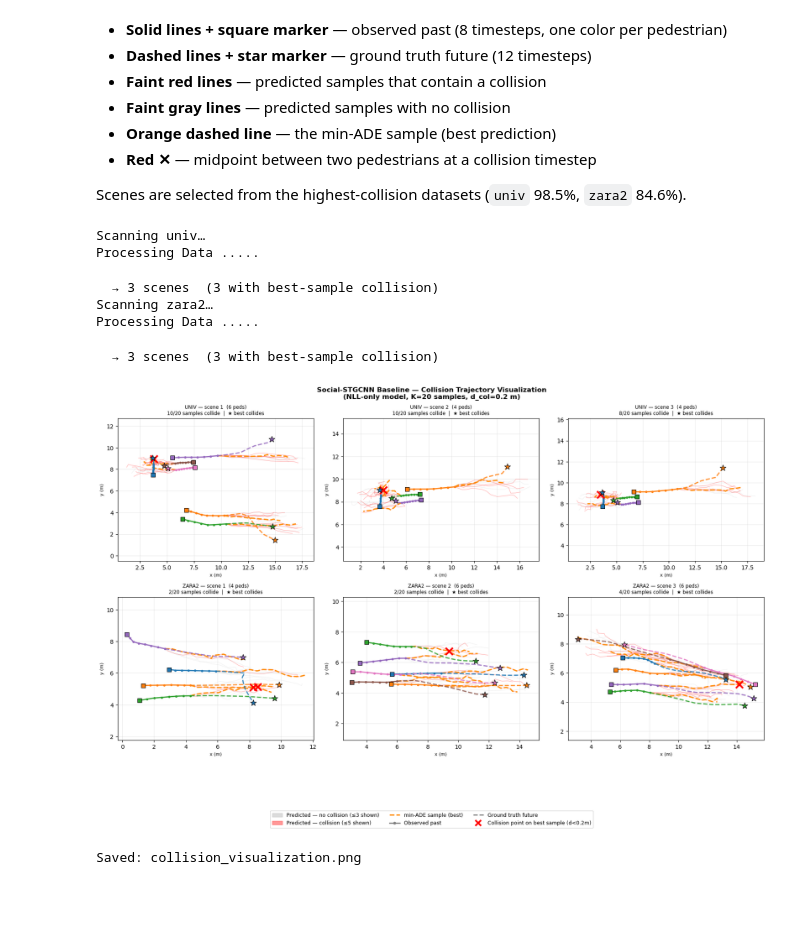
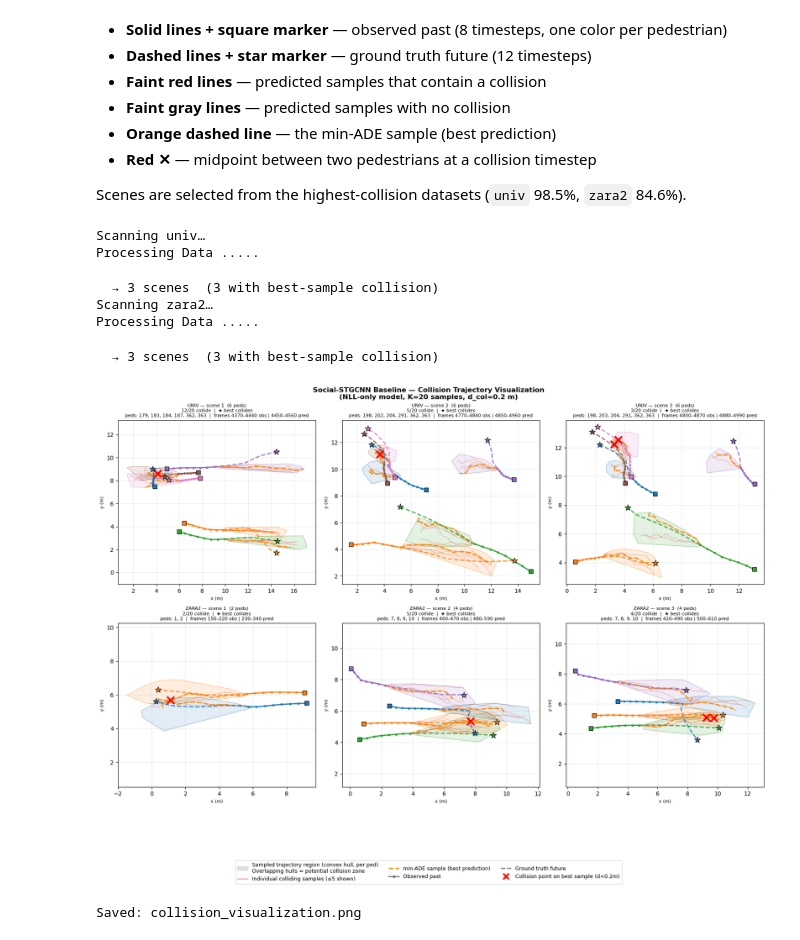
Before and after one commit to lyc95/Collision-Aware-Trajectory-Prediction, a Jupyter notebook: Colab_Baseline_Eval.ipynb, the cells around one changed output. Cells and saved outputs as stored; diff of their text form; code cells hidden in the pictures; blank space fills up the shorter version.

Commit message:
Use convex hull to detect potential collisions.

```diff
--- a/Colab_Baseline_Eval.ipynb
+++ b/Colab_Baseline_Eval.ipynb
@@ -626,6 +626,7 @@ import matplotlib.lines as mlines
 import matplotlib.patches as mpatches
 import torch.distributions.multivariate_normal as torchdist
 from torch.utils.data import DataLoader
+from scipy.spatial import ConvexHull
 
 from utils import TrajectoryDataset
 from metrics import seq_to_nodes, nodes_rel_to_nodes_abs
@@ -637,8 +638,7 @@ D_COL         = 0.2
 VIZ_DATASETS  = ['univ', 'zara2']
 MAX_SCENES    = 3        # scenes to show per dataset
 MAX_PEDS      = 6        # skip scenes with more peds (reduces UNIV clutter)
-SHOW_COL      = 5        # colliding sample lines to draw
-SHOW_CLEAN    = 3        # clean sample lines to draw
+SHOW_COL      = 5        # colliding sample lines to overlay on the hull
 
 device = torch.device('cuda' if torch.cuda.is_available() else 'cpu')
 
@@ -684,11 +684,10 @@ def collect_scenes(exp_path, max_n=MAX_SCENES):
     model.load_state_dict(torch.load(exp_path + '/val_best.pth', map_location=device))
     model.eval()
 
-    # Collect two pools: best-sample-collides (ideal) and any-sample-collides (fallback)
     pool_best_col, pool_any_col = [], []
 
     with torch.no_grad():
-        for batch in loader:
+        for batch_idx, batch in enumerate(loader):
             if len(pool_best_col) >= max_n * 3 and len(pool_any_col) >= max_n * 3:
                 break
             batch = [t.to(device) for t in batch]
@@ -697,6 +696,9 @@ def collect_scenes(exp_path, max_n=MAX_SCENES):
             N = obs_traj_rel.shape[1]
             if N < 2 or N > MAX_PEDS:
                 continue
+
+            ped_ids   = dset.seq_ped_ids[batch_idx]    # list[float], len == N
+            frame_ids = dset.seq_frame_ids[batch_idx]  # list[float], len == obs+pred
 
             V_pred, _ = model(V_obs.permute(0, 3, 1, 2), A_obs.squeeze())
             V_pred = V_pred.permute(0, 2, 3, 1).squeeze()[:, :N, :]
@@ -735,13 +737,15 @@ def collect_scenes(exp_path, max_n=MAX_SCENES):
                 'obs': obs_a, 'gt': gt_a,
                 'samples': samples, 'colliding': colliding,
                 'best_idx': best_idx, 'N': N, 'ds': args.dataset,
+                'ped_ids':   ped_ids,
+                'frame_ids': frame_ids,
+                'scene_idx': batch_idx,
             }
             if colliding[best_idx]:
-                pool_best_col.append(entry)   # best prediction itself collides
+                pool_best_col.append(entry)
             else:
-                pool_any_col.append(entry)    # only other samples collide
+                pool_any_col.append(entry)
 
-    # Prefer scenes where the min-ADE sample collides (shows ✕ markers)
     merged = pool_best_col + pool_any_col
     return merged[:max_n]
 
@@ -753,26 +757,36 @@ def plot_scene(sc, ax, title=''):
     best_idx  = sc['best_idx']
     N         = sc['N']
 
-    col_idx   = [k for k, c in enumerate(colliding) if c]
-    clean_idx = [k for k, c in enumerate(colliding) if not c]
+    # ── Convex hull of all K sampled positions per pedestrian ────────────────
+    # Built over K*T points so it covers each ped's full reachable region.
+    # Where two peds' hulls overlap the alpha stacks, making collision zones
+    # visually darker without any extra polygon intersection code.
+    for n in range(N):
+        c = PED_COLORS[n % len(PED_COLORS)]
+        all_pts = np.concatenate(
+            [samples[k][:, n, :] for k in range(len(samples))], axis=0)  # (K*T, 2)
+        if len(all_pts) >= 3:
+            try:
+                hull = ConvexHull(all_pts)
+                verts = hull.vertices
+                ax.fill(all_pts[verts, 0], all_pts[verts, 1],
+                        alpha=0.13, color=c, zorder=1)
+                closed = np.append(verts, verts[0])
+                ax.plot(all_pts[closed, 0], all_pts[closed, 1],
+                        color=c, alpha=0.35, linewidth=0.8, zorder=2)
+            except Exception:
+                pass  # degenerate hull (collinear points) — skip silently
 
-    # Draw a limited subset of samples to avoid clutter
-    show_col   = random.sample(col_idx,   min(SHOW_COL,   len(col_idx)))
-    show_clean = random.sample(clean_idx, min(SHOW_CLEAN, len(clean_idx)))
-
-    for k in show_clean:
-        for n in range(N):
-            xs = np.r_[obs[-1, n, 0], samples[k][:, n, 0]]
-            ys = np.r_[obs[-1, n, 1], samples[k][:, n, 1]]
-            ax.plot(xs, ys, color='#bbbbbb', alpha=0.25, linewidth=0.6, zorder=1)
-
+    # ── A few colliding sample lines overlaid on the hull ────────────────────
+    col_idx  = [k for k, c in enumerate(colliding) if c]
+    show_col = random.sample(col_idx, min(SHOW_COL, len(col_idx)))
     for k in show_col:
         for n in range(N):
             xs = np.r_[obs[-1, n, 0], samples[k][:, n, 0]]
             ys = np.r_[obs[-1, n, 1], samples[k][:, n, 1]]
-            ax.plot(xs, ys, color='#ff3333', alpha=0.35, linewidth=0.9, zorder=2)
+            ax.plot(xs, ys, color='#cc2200', alpha=0.30, linewidth=0.9, zorder=3)
 
-    # Min-ADE sample highlighted in orange
+    # ── Min-ADE (best) sample highlighted in orange ───────────────────────────
     best = samples[best_idx]
     for n in range(N):
         xs = np.r_[obs[-1, n, 0], best[:, n, 0]]
@@ -780,12 +794,12 @@ def plot_scene(sc, ax, title=''):
         ax.plot(xs, ys, color='#ff8800', alpha=0.95, linewidth=2.2,
                 linestyle='--', zorder=4)
 
-    # ✕ markers where the best sample has a collision
+    # ── ✕ at collision midpoints on the best sample ───────────────────────────
     for pt in _collision_midpoints(best):
         ax.scatter(pt[0], pt[1], marker='x', s=160, color='red',
                    linewidths=3.0, zorder=7)
 
-    # Observed past + ground-truth future per pedestrian
+    # ── Observed past + ground-truth future per pedestrian ───────────────────
     for n in range(N):
         c = PED_COLORS[n % len(PED_COLORS)]
         ax.plot(obs[:, n, 0], obs[:, n, 1], '-o', color=c,
@@ -800,8 +814,17 @@ def plot_scene(sc, ax, title=''):
 
     n_col    = sum(colliding)
     best_tag = '★ best collides' if colliding[best_idx] else '✓ best clean'
-    ax.set_title(f'{title}\n{n_col}/{KSTEPS} samples collide  |  {best_tag}',
-                 fontsize=8.5)
+    ped_id_str = 'peds: ' + ', '.join(str(int(p)) for p in sc['ped_ids'])
+    obs_len_sc = obs.shape[0]
+    frame_ids  = sc['frame_ids']
+    frame_str  = (f"frames {int(frame_ids[0])}–{int(frame_ids[obs_len_sc - 1])} obs"
+                  f" | {int(frame_ids[obs_len_sc])}–{int(frame_ids[-1])} pred")
+
+    ax.set_title(
+        f'{title}\n{n_col}/{KSTEPS} collide  |  {best_tag}\n'
+        f'{ped_id_str}  |  {frame_str}',
+        fontsize=8.0
+    )
     ax.set_aspect('equal', adjustable='datalim')
     ax.grid(True, alpha=0.25)
     ax.set_xlabel('x (m)', fontsize=8)
@@ -829,7 +852,7 @@ else:
     nrows = len(viz_ds)
     ncols = MAX_SCENES
     fig, axes = plt.subplots(nrows, ncols,
-                             figsize=(5.5 * ncols, 5.2 * nrows),
+                             figsize=(5.5 * ncols, 5.8 * nrows),
                              squeeze=False)
 
     for ri, ds in enumerate(viz_ds):
@@ -838,36 +861,40 @@ else:
                        title=f'{ds.upper()} — scene {ci+1}  ({sc["N"]} peds)')
         for ci in range(len(all_sc[ds]), ncols):
             axes[ri, ci].set_visible(False)
 
     legend_handles = [
-        mpatches.Patch(color='#bbbbbb', alpha=0.5, label=f'Predicted — no collision (≤{SHOW_CLEAN} shown)'),
-        mpatches.Patch(color='#ff3333', alpha=0.5, label=f'Predicted — collision (≤{SHOW_COL} shown)'),
-        mlines.Line2D([], [], color='#ff8800', lw=2.2, ls='--', label='min-ADE sample (best)'),
+        mpatches.Patch(color='gray', alpha=0.25,
+                       label='Sampled trajectory region (convex hull, per ped)\nOverlapping hulls = potential collision zone'),
+        mlines.Line2D([], [], color='#cc2200', alpha=0.6, lw=1.2,
+                      label=f'Individual colliding samples (≤{SHOW_COL} shown)'),
+        mlines.Line2D([], [], color='#ff8800', lw=2.2, ls='--',
+                      label='min-ADE sample (best prediction)'),
         mlines.Line2D([], [], color='gray', lw=2, ls='-', marker='o',
                       markersize=4, label='Observed past'),
-        mlines.Line2D([], [], color='gray', lw=2, ls='--', label='Ground truth future'),
+        mlines.Line2D([], [], color='gray', lw=2, ls='--',
+                      label='Ground truth future'),
         mlines.Line2D([], [], color='red', lw=0, marker='x',
                       markersize=10, markeredgewidth=3,
                       label=f'Collision point on best sample (d<{D_COL}m)'),
     ]
     fig.legend(handles=legend_handles, loc='lower center', ncol=3,
                fontsize=9, bbox_to_anchor=(0.5, -0.06))
 
     fig.suptitle(
         'Social-STGCNN Baseline — Collision Trajectory Visualization\n'
         f'(NLL-only model, K={KSTEPS} samples, d_col={D_COL} m)',
         fontsize=12, fontweight='bold')
 
     plt.tight_layout(rect=[0, 0.10, 1, 1])
     plt.savefig('collision_visualization.png', dpi=150, bbox_inches='tight')
     plt.show()
     print('Saved: collision_visualization.png')
 # %% [output]
 Scanning univ…
 Processing Data .....
   → 3 scenes  (3 with best-sample collision)
 Scanning zara2…
 Processing Data .....
   → 3 scenes  (3 with best-sample collision)
-[figure, old version]
+[figure, new version]
 Saved: collision_visualization.png
```
Also changed, not shown: parts of 1 cell of this notebook, 4 other files.
